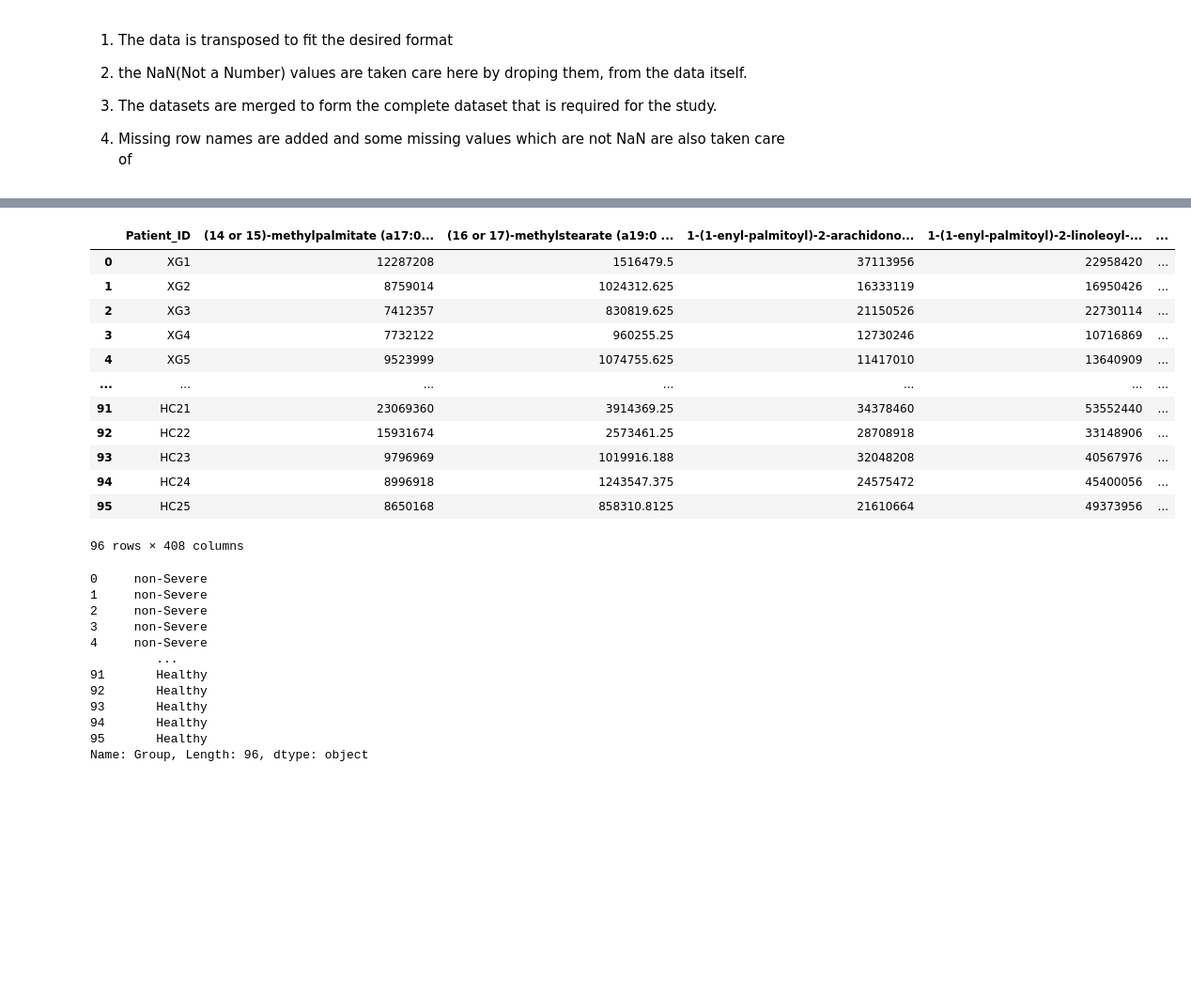
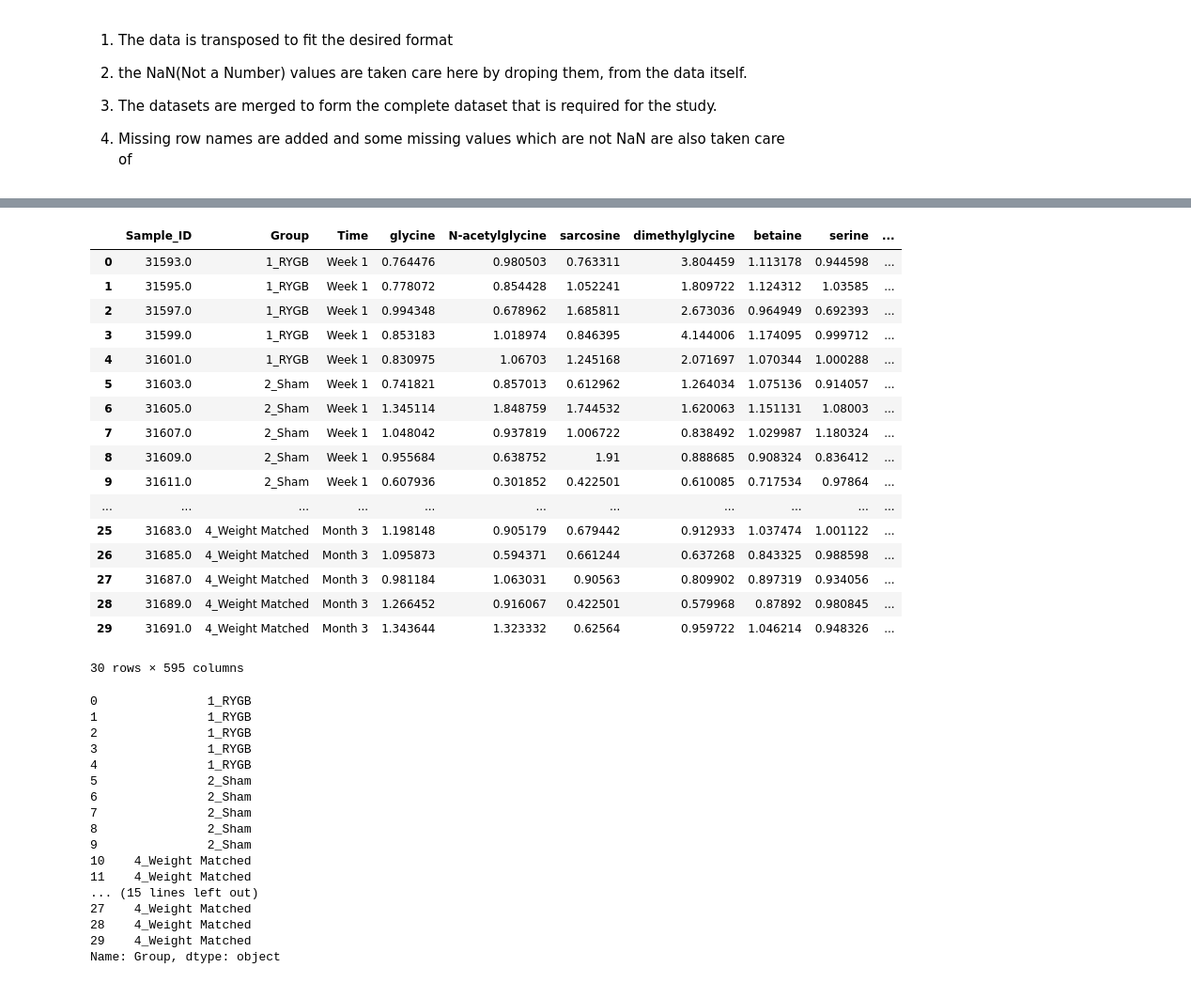
Before and after one commit to omicsEye/PUBH6859, a Jupyter notebook: demo.ipynb, the cells around one changed output, grey strips where cells are left out. Shown at 94% size. Drawn from its saved outputs; the diff is of its cells as text; code cells hidden in the pictures; blank space fills up the shorter version.

```diff
--- a/demo.ipynb
+++ b/demo.ipynb
@@ -47,7 +64,6 @@ info
 
 1.   Missing row names are added and some missing values which are not NaN are also taken care of
 # %%
-metabolite = metabolite.T
 metabolite.columns = metabolite.iloc[0]
 metabolite = metabolite.drop(metabolite.index[0])
 metabolite
@@ -68,5 +89,5 @@ metabolite
 # %%
- metabolite = metabolite.rename(columns=str).rename(columns={'nan':'Patient_ID'})
+ metabolite = metabolite.rename(columns=str).rename(columns={'nan':'Sample_ID'})
 # %%
 metabolite = metabolite.dropna(axis =1)
 metabolite
@@ -158,5 +152,5 @@ Index([                                  nan,
       dtype='object', name=0)
 # %%
-imp = imp.rename(columns=str).rename(columns={'nan':'Patient_ID'})
-imp
+info = info.rename(columns=str).rename(columns={'nan':'Sample_ID'})
+info
 # %% [output]
@@ -192,0 +170,3 @@ imp
+# %%
+info  = info.loc[:,["Sample_ID","Group","Time"]] #
+info
@@ -193,33 +187,43 @@ imp
 # %%
-df_join = pd.merge(metabolite, imp,on=['Patient_ID'])
+df_join = pd.merge(info, metabolite, on=['Sample_ID'])
 df_join
 # %% [output]
-|  | Patient_ID | (14 or 15)-methylpalmitate (a17:0... | (16 or 17)-methylstearate (a19:0 ... | 1-(1-enyl-palmitoyl)-2-arachidono... | 1-(1-enyl-palmitoyl)-2-linoleoyl-... | ... |
-| 0 | XG1 | 12287208 | 1516479.5 | 37113956 | 22958420 | ... |
-| 1 | XG2 | 8759014 | 1024312.625 | 16333119 | 16950426 | ... |
-| 2 | XG3 | 7412357 | 830819.625 | 21150526 | 22730114 | ... |
-| 3 | XG4 | 7732122 | 960255.25 | 12730246 | 10716869 | ... |
-| 4 | XG5 | 9523999 | 1074755.625 | 11417010 | 13640909 | ... |
-| ... | ... | ... | ... | ... | ... | ... |
-| 91 | HC21 | 23069360 | 3914369.25 | 34378460 | 53552440 | ... |
-| 92 | HC22 | 15931674 | 2573461.25 | 28708918 | 33148906 | ... |
-| 93 | HC23 | 9796969 | 1019916.188 | 32048208 | 40567976 | ... |
-| 94 | HC24 | 8996918 | 1243547.375 | 24575472 | 45400056 | ... |
-| 95 | HC25 | 8650168 | 858310.8125 | 21610664 | 49373956 | ... |
+|  | Sample_ID | Group | Time | glycine | N-acetylglycine | sarcosine | dimethylglycine | betaine | serine | ... |
+| 0 | 31593.0 | 1_RYGB | Week 1 | 0.764476 | 0.980503 | 0.763311 | 3.804459 | 1.113178 | 0.944598 | ... |
+| 1 | 31595.0 | 1_RYGB | Week 1 | 0.778072 | 0.854428 | 1.052241 | 1.809722 | 1.124312 | 1.03585 | ... |
+| 2 | 31597.0 | 1_RYGB | Week 1 | 0.994348 | 0.678962 | 1.685811 | 2.673036 | 0.964949 | 0.692393 | ... |
+| 3 | 31599.0 | 1_RYGB | Week 1 | 0.853183 | 1.018974 | 0.846395 | 4.144006 | 1.174095 | 0.999712 | ... |
+| 4 | 31601.0 | 1_RYGB | Week 1 | 0.830975 | 1.06703 | 1.245168 | 2.071697 | 1.070344 | 1.000288 | ... |
+| 5 | 31603.0 | 2_Sham | Week 1 | 0.741821 | 0.857013 | 0.612962 | 1.264034 | 1.075136 | 0.914057 | ... |
+| 6 | 31605.0 | 2_Sham | Week 1 | 1.345114 | 1.848759 | 1.744532 | 1.620063 | 1.151131 | 1.08003 | ... |
+| 7 | 31607.0 | 2_Sham | Week 1 | 1.048042 | 0.937819 | 1.006722 | 0.838492 | 1.029987 | 1.180324 | ... |
+| 8 | 31609.0 | 2_Sham | Week 1 | 0.955684 | 0.638752 | 1.91 | 0.888685 | 0.908324 | 0.836412 | ... |
+| 9 | 31611.0 | 2_Sham | Week 1 | 0.607936 | 0.301852 | 0.422501 | 0.610085 | 0.717534 | 0.97864 | ... |
+| ... | ... | ... | ... | ... | ... | ... | ... | ... | ... | ... |
+| 25 | 31683.0 | 4_Weight Matched | Month 3 | 1.198148 | 0.905179 | 0.679442 | 0.912933 | 1.037474 | 1.001122 | ... |
+| 26 | 31685.0 | 4_Weight Matched | Month 3 | 1.095873 | 0.594371 | 0.661244 | 0.637268 | 0.843325 | 0.988598 | ... |
+| 27 | 31687.0 | 4_Weight Matched | Month 3 | 0.981184 | 1.063031 | 0.90563 | 0.809902 | 0.897319 | 0.934056 | ... |
+| 28 | 31689.0 | 4_Weight Matched | Month 3 | 1.266452 | 0.916067 | 0.422501 | 0.579968 | 0.87892 | 0.980845 | ... |
+| 29 | 31691.0 | 4_Weight Matched | Month 3 | 1.343644 | 1.323332 | 0.62564 | 0.959722 | 1.046214 | 0.948326 | ... |
-96 rows × 408 columns
+30 rows × 595 columns
 # %%
 y = df_join["Group"]
 y
 # %% [output]
-0     non-Severe
-1     non-Severe
-2     non-Severe
-3     non-Severe
-4     non-Severe
-         ...
-91       Healthy
-92       Healthy
-93       Healthy
-94       Healthy
-95       Healthy
-Name: Group, Length: 96, dtype: object
+0               1_RYGB
+1               1_RYGB
+2               1_RYGB
+3               1_RYGB
+4               1_RYGB
+5               2_Sham
+6               2_Sham
+7               2_Sham
+8               2_Sham
+9               2_Sham
+10    4_Weight Matched
+11    4_Weight Matched
+... (15 lines left out)
+27    4_Weight Matched
+28    4_Weight Matched
+29    4_Weight Matched
+Name: Group, dtype: object
```
Also changed, not shown: parts of 20 cells of this notebook.
